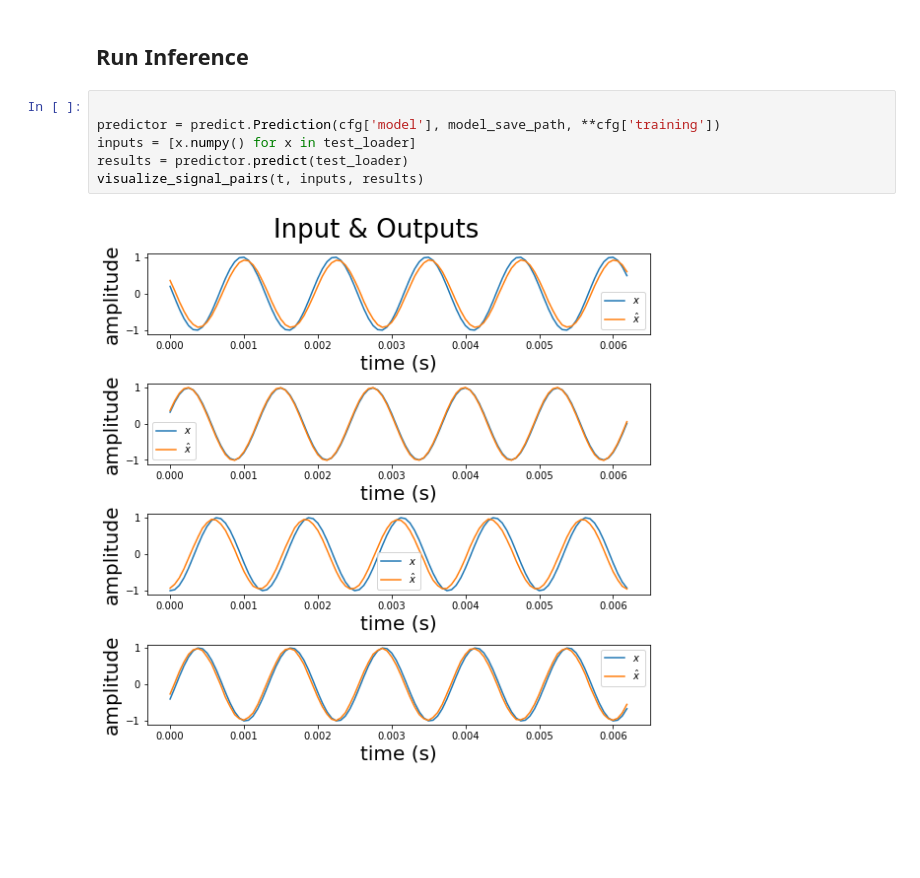
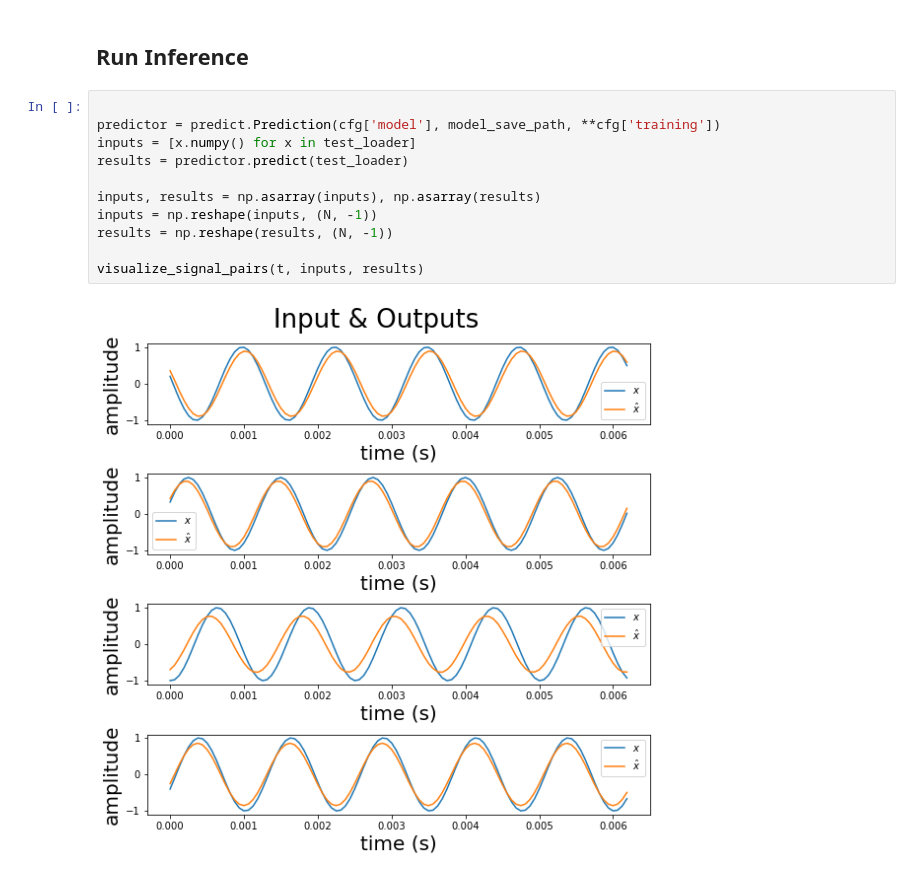
Before and after one commit to egaznep/toy_vae_example, a Jupyter notebook: notebooks/results/01_Test_Reconstructions.ipynb, the cells around one changed output. Saved outputs shown, nothing was run; the diff lists cells and outputs as text; blank space fills up the shorter version.

```diff
--- a/notebooks/results/01_Test_Reconstructions.ipynb
+++ b/notebooks/results/01_Test_Reconstructions.ipynb
@@ -50,8 +53,13 @@ print(model_save_path)
 # %%
 
 predictor = predict.Prediction(cfg['model'], model_save_path, **cfg['training'])
 inputs = [x.numpy() for x in test_loader]
 results = predictor.predict(test_loader)
+
+inputs, results = np.asarray(inputs), np.asarray(results)
+inputs = np.reshape(inputs, (N, -1))
+results = np.reshape(results, (N, -1))
+
 visualize_signal_pairs(t, inputs, results)
 # %% [output]
-[figure, old version]
+[figure, new version]
```
Also changed, not shown: parts of 2 cells of this notebook, 2 other files.
